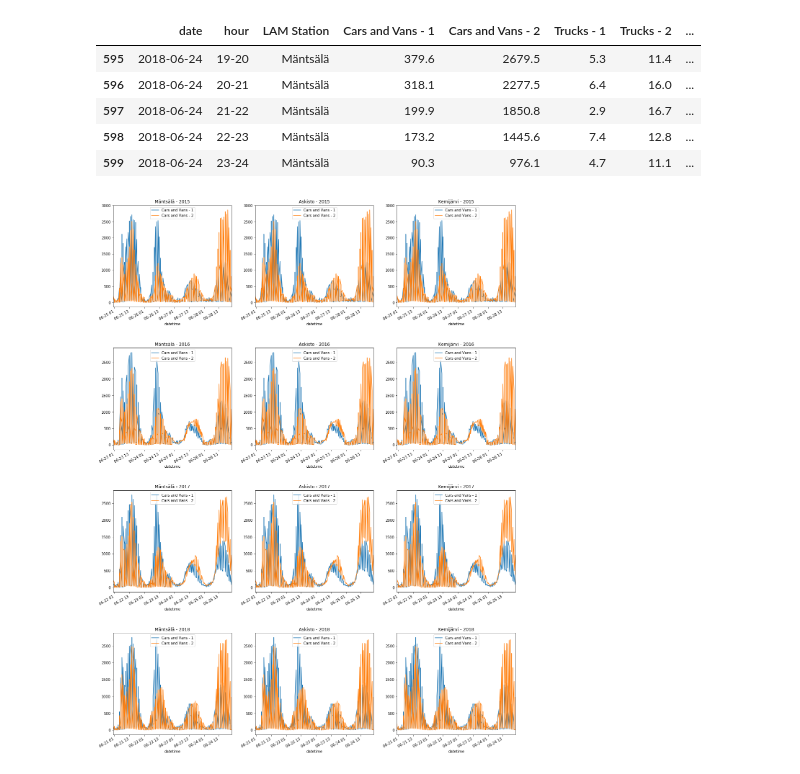
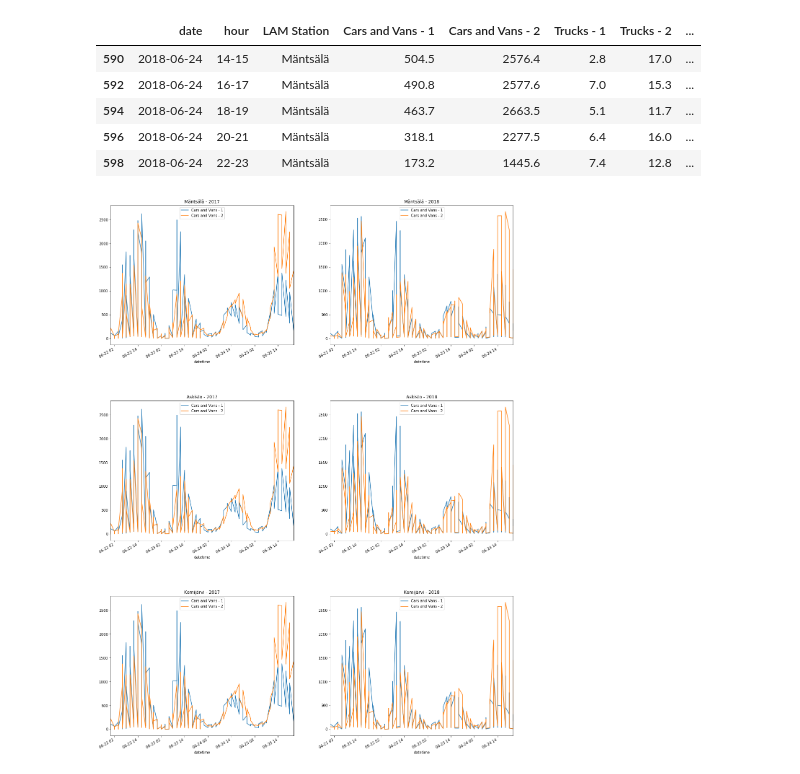
Before and after one commit to veicco/bcg-gamma, a Jupyter notebook: 4 Visualizations.ipynb, the cells around one changed output. Cells and saved outputs as stored; diff of their text form; code cells hidden in the pictures.

Commit message:
visualizations

```diff
--- a/4 Visualizations.ipynb
+++ b/4 Visualizations.ipynb
@@ -18,33 +18,32 @@ predicted["datetime"] = predicted.apply(lambda row: row.date + timedelta(hours=i
 combined = pd.concat([midsummers, predicted])
 
 combined["weekday"] = combined.date.apply(lambda date: date.weekday())
-
-#combined = combined[combined["LAM Station"] == "Kemijärvi"]
-combined = combined[(combined.weekday >= 3) & (combined.weekday <= 6) & (combined.year >= 2015)]
+combined = combined[(combined.weekday >= 3) & (combined.weekday <= 6) & (combined.year >= 2017)]
+combined = combined.iloc[::2, :]
 # %%
 combined.tail()
 # %% [output]
 |  | date | hour | LAM Station | Cars and Vans - 1 | Cars and Vans - 2 | Trucks - 1 | Trucks - 2 | ... |
-| 595 | 2018-06-24 | 19-20 | Mäntsälä | 379.6 | 2679.5 | 5.3 | 11.4 | ... |
+| 590 | 2018-06-24 | 14-15 | Mäntsälä | 504.5 | 2576.4 | 2.8 | 17.0 | ... |
+| 592 | 2018-06-24 | 16-17 | Mäntsälä | 490.8 | 2577.6 | 7.0 | 15.3 | ... |
+| 594 | 2018-06-24 | 18-19 | Mäntsälä | 463.7 | 2663.5 | 5.1 | 11.7 | ... |
 | 596 | 2018-06-24 | 20-21 | Mäntsälä | 318.1 | 2277.5 | 6.4 | 16.0 | ... |
-| 597 | 2018-06-24 | 21-22 | Mäntsälä | 199.9 | 1850.8 | 2.9 | 16.7 | ... |
 | 598 | 2018-06-24 | 22-23 | Mäntsälä | 173.2 | 1445.6 | 7.4 | 12.8 | ... |
-| 599 | 2018-06-24 | 23-24 | Mäntsälä | 90.3 | 976.1 | 4.7 | 11.1 | ... |
 # %%
 years = combined.year.unique()
 locations = combined["LAM Station"].unique()
 
-fig, ax = plt.subplots(nrows=len(years), ncols=len(locations), figsize=(20, 30))
+fig, ax = plt.subplots(nrows=len(locations), ncols=len(years), figsize=(20, 30))
 plt.subplots_adjust(hspace = 0.4)
 
-j = 0
+i = 0
 for year in years:
-    i = 0
+    j = 0
     for location in locations:
         axis = ax[j][i]
         axis.set_title(location + " - {}".format(year))
         combined[combined.year == year][["datetime", "Cars and Vans - 1", "Cars and Vans - 2"]].plot(x="datetime", ax=axis)
-        i += 1
-    j += 1
+        j += 1
+    i += 1
 # %% [output]
-[figure, old version]
+[figure, new version]
```
